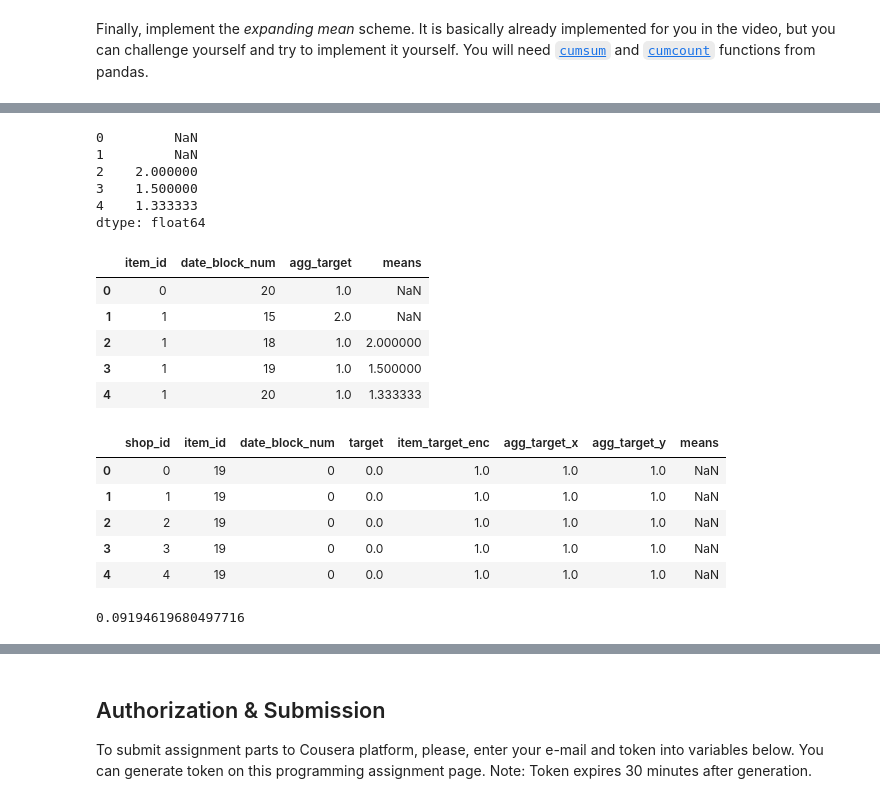
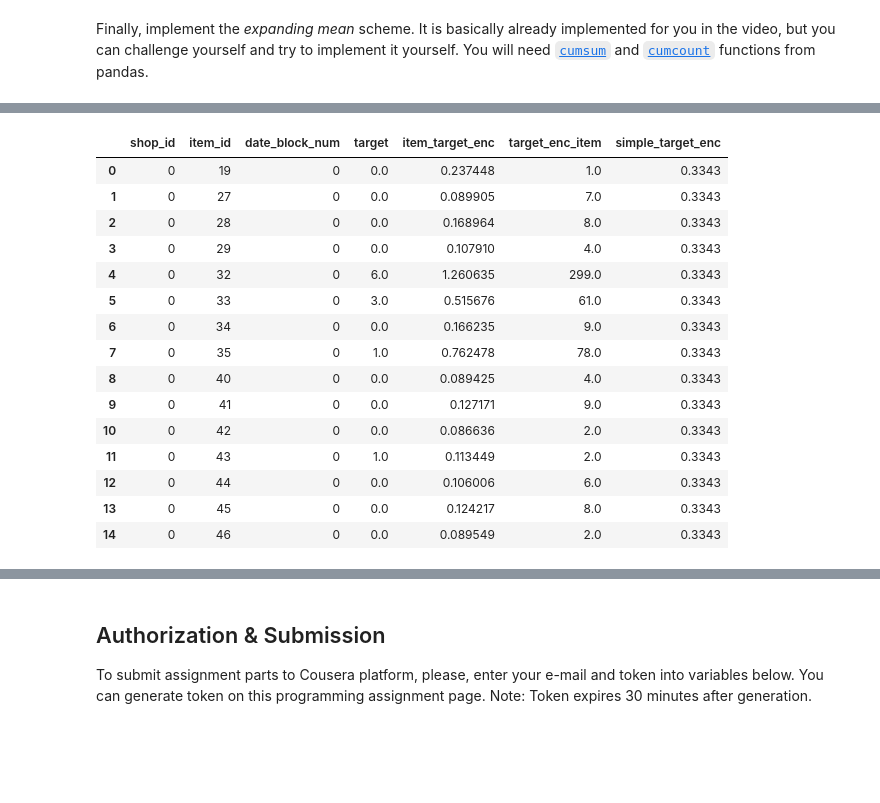
Before and after one commit to mtasende/competitive-data-science, a Jupyter notebook: Programming assignment, week 3: Mean encodings/Programming_assignment_week_3.ipynb, the cells around one changed output, grey strips where cells are left out. Cells and saved outputs as stored; diff of their text form; code cells hidden in the pictures; blank space fills up the shorter version.

```diff
--- a/Programming assignment, week 3: Mean encodings/Programming_assignment_week_3.ipynb
+++ b/Programming assignment, week 3: Mean encodings/Programming_assignment_week_3.ipynb
@@ -247,38 +355,23 @@ agg_target.head(20)
-# %%
-sums = agg_target.groupby('item_id').agg_target.cumsum() - agg_target.agg_target
-counts = agg_target.groupby('item_id').agg_target.cumcount()
-means = sums / counts
-means.head()
-# %% [output]
-0         NaN
-1         NaN
-2    2.000000
-3    1.500000
-4    1.333333
-dtype: float64
-# %%
-agg_target['means'] = means
-agg_target.head()
-# %% [output]
-|  | item_id | date_block_num | agg_target | means |
-| 0 | 0 | 20 | 1.0 | NaN |
-| 1 | 1 | 15 | 2.0 | NaN |
-| 2 | 1 | 18 | 1.0 | 2.000000 |
-| 3 | 1 | 19 | 1.0 | 1.500000 |
-| 4 | 1 | 20 | 1.0 | 1.333333 |
-# %%
-all_data = all_data.merge(agg_target, on=['item_id', 'date_block_num'])
-all_data.head()
-# %% [output]
-|  | shop_id | item_id | date_block_num | target | item_target_enc | agg_target_x | agg_target_y | means |
-| 0 | 0 | 19 | 0 | 0.0 | 1.0 | 1.0 | 1.0 | NaN |
-| 1 | 1 | 19 | 0 | 0.0 | 1.0 | 1.0 | 1.0 | NaN |
-| 2 | 2 | 19 | 0 | 0.0 | 1.0 | 1.0 | 1.0 | NaN |
-| 3 | 3 | 19 | 0 | 0.0 | 1.0 | 1.0 | 1.0 | NaN |
-| 4 | 4 | 19 | 0 | 0.0 | 1.0 | 1.0 | 1.0 | NaN |
-# %%
-all_data['item_target_enc'] = all_data['means']
-# %%
-all_data['means'].isnull().mean()
-# %% [output]
-0.09194619680497716
+# %%
+cumsum = all_data.groupby('item_id')['target'].cumsum() - all_data['target']
+cumcnt = all_data.groupby('item_id')['target'].cumcount()
+all_data['simple_target_enc'] = cumsum / cumcnt
+all_data['simple_target_enc'].fillna(global_mean, inplace=True)
+all_data.head(15)
+# %% [output]
+|  | shop_id | item_id | date_block_num | target | item_target_enc | target_enc_item | simple_target_enc |
+| 0 | 0 | 19 | 0 | 0.0 | 0.237448 | 1.0 | 0.3343 |
+| 1 | 0 | 27 | 0 | 0.0 | 0.089905 | 7.0 | 0.3343 |
+| 2 | 0 | 28 | 0 | 0.0 | 0.168964 | 8.0 | 0.3343 |
+| 3 | 0 | 29 | 0 | 0.0 | 0.107910 | 4.0 | 0.3343 |
+| 4 | 0 | 32 | 0 | 6.0 | 1.260635 | 299.0 | 0.3343 |
+| 5 | 0 | 33 | 0 | 3.0 | 0.515676 | 61.0 | 0.3343 |
+| 6 | 0 | 34 | 0 | 0.0 | 0.166235 | 9.0 | 0.3343 |
+| 7 | 0 | 35 | 0 | 1.0 | 0.762478 | 78.0 | 0.3343 |
+| 8 | 0 | 40 | 0 | 0.0 | 0.089425 | 4.0 | 0.3343 |
+| 9 | 0 | 41 | 0 | 0.0 | 0.127171 | 9.0 | 0.3343 |
+| 10 | 0 | 42 | 0 | 0.0 | 0.086636 | 2.0 | 0.3343 |
+| 11 | 0 | 43 | 0 | 1.0 | 0.113449 | 2.0 | 0.3343 |
+| 12 | 0 | 44 | 0 | 0.0 | 0.106006 | 6.0 | 0.3343 |
+| 13 | 0 | 45 | 0 | 0.0 | 0.124217 | 8.0 | 0.3343 |
+| 14 | 0 | 46 | 0 | 0.0 | 0.089549 | 2.0 | 0.3343 |
```
Also changed, not shown: parts of 25 cells of this notebook, 1 other file.
